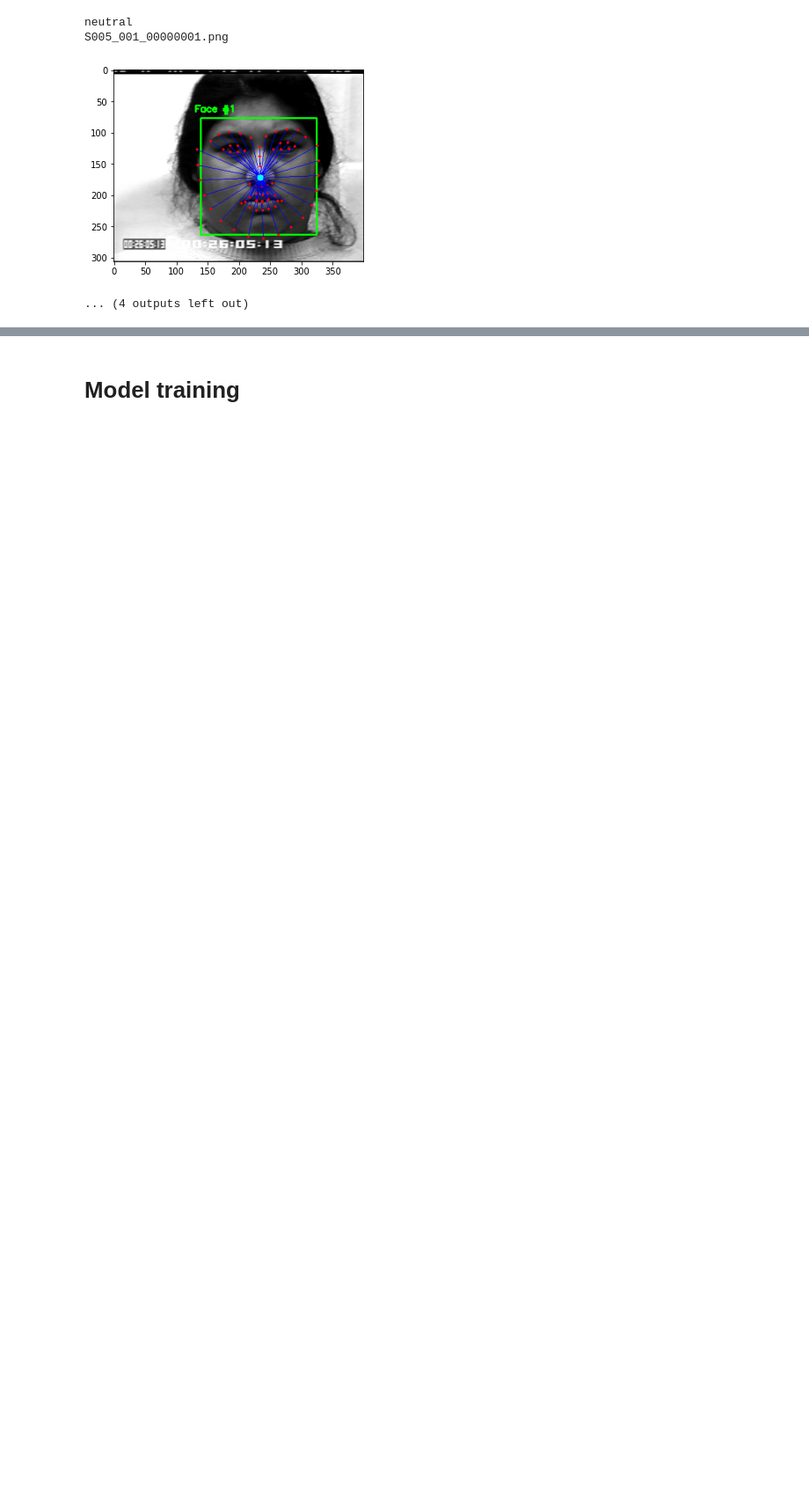
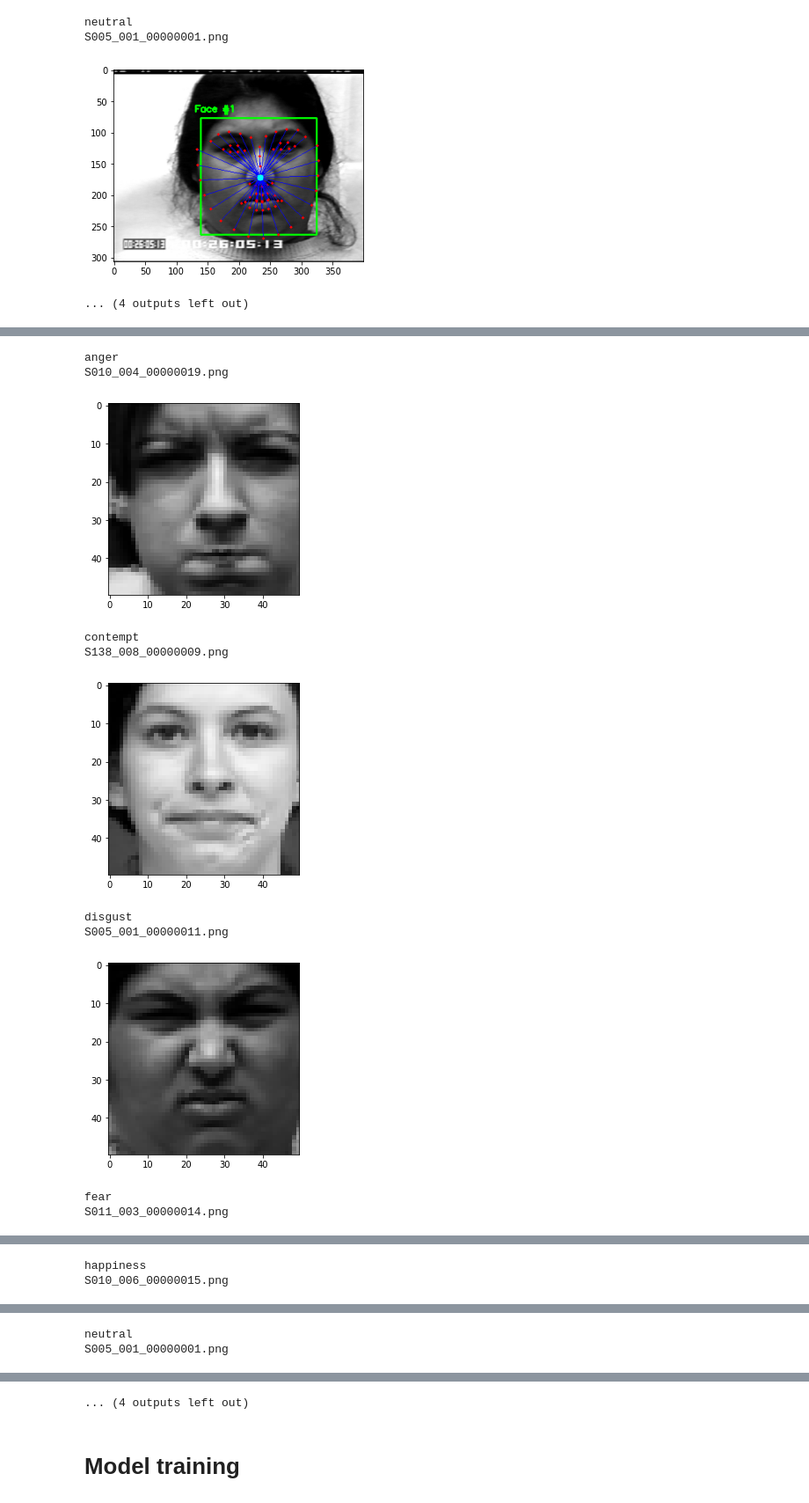
Before and after one commit to rachung2510/FYP70_SocialRobot, a Jupyter notebook: EmotionRecognition/model.ipynb, the cells around one changed output, grey strips where cells are left out. Shown at 88% size. Cells and saved outputs as stored; diff of their text form; code cells hidden in the pictures; blank space fills up the shorter version.

```diff
--- a/EmotionRecognition/model.ipynb
+++ b/EmotionRecognition/model.ipynb
@@ -181,0 +194,59 @@ df.sample(5)
+# %%
+cropped_dataset, cropped_target = [], [] # dataset.shape=(num_datapoints, 100, 100)
+for mood in moods:
+    print(mood)
+    show = True # show only the first image of each emotion
+    for filename in os.listdir(data_path + mood):
+        path = data_path + mood + '/' + filename
+
+        # load the input image, resize it, and convert it to grayscale
+        image = cv2.imread(path)
+        image = imutils.resize(image, width=400)
+        gray = cv2.cvtColor(image, cv2.COLOR_BGR2GRAY)
+
+        # detect faces in the grayscale image
+        rects = detector(gray, 1)
+
+        # loop over the face detections (multiple faces)
+        for (i, rect) in enumerate(rects):
+            # determine the facial landmarks for the face region, then
+            # convert the facial landmark (x,y)-coordinates to a NumPy array
+            shape = predictor(gray, rect)
+            shape = face_utils.shape_to_np(shape)
+
+            # convert dlib's rectangle to a OpenCV-style bounding box
+            # [i.e., (x, y, w, h)], then draw the face bounding box
+            (x,y,w,h) = face_utils.rect_to_bb(rect)
+            cropped_image = image[y:y+h, x:x+w]
+
+        # resize and square-crop cropped face
+        cropped_image = imutils.resize(cropped_image, width=int(dim*1.05)) # buffer for cropping
+        cropped_image = cropped_image[:dim,:dim]
+        if cropped_image.shape[0]!=dim or cropped_image.shape[1]!=dim:
+            print(cropped_image.shape)
+
+        # add to dataset
+        cropped_dataset.append(cropped_image)
+        cropped_target.append(mood)
+
+        # show the output image with the face detections + facial landmarks
+        if show:
+            print(filename)
+            plt.imshow(cropped_image) # adapted for jupyter
+            plt.show()
+
+        show = False
+
+cropped_dataset = np.array(cropped_dataset)[:,:,:,0] # convert to 1 channel (grayscale)
+# %% [output]
+anger
+S010_004_00000019.png
+[figure, added]
+contempt
+S138_008_00000009.png
+[figure, added]
+disgust
+S005_001_00000011.png
+[figure, added]
+fear
+S011_003_00000014.png
@@ -181,0 +254,2 @@ df.sample(5)
+happiness
+S010_006_00000015.png
@@ -181,0 +257,2 @@ df.sample(5)
+neutral
+S005_001_00000001.png
@@ -181,0 +260 @@ df.sample(5)
+... (4 outputs left out)
```
Also changed, not shown: parts of 56 cells of this notebook.
